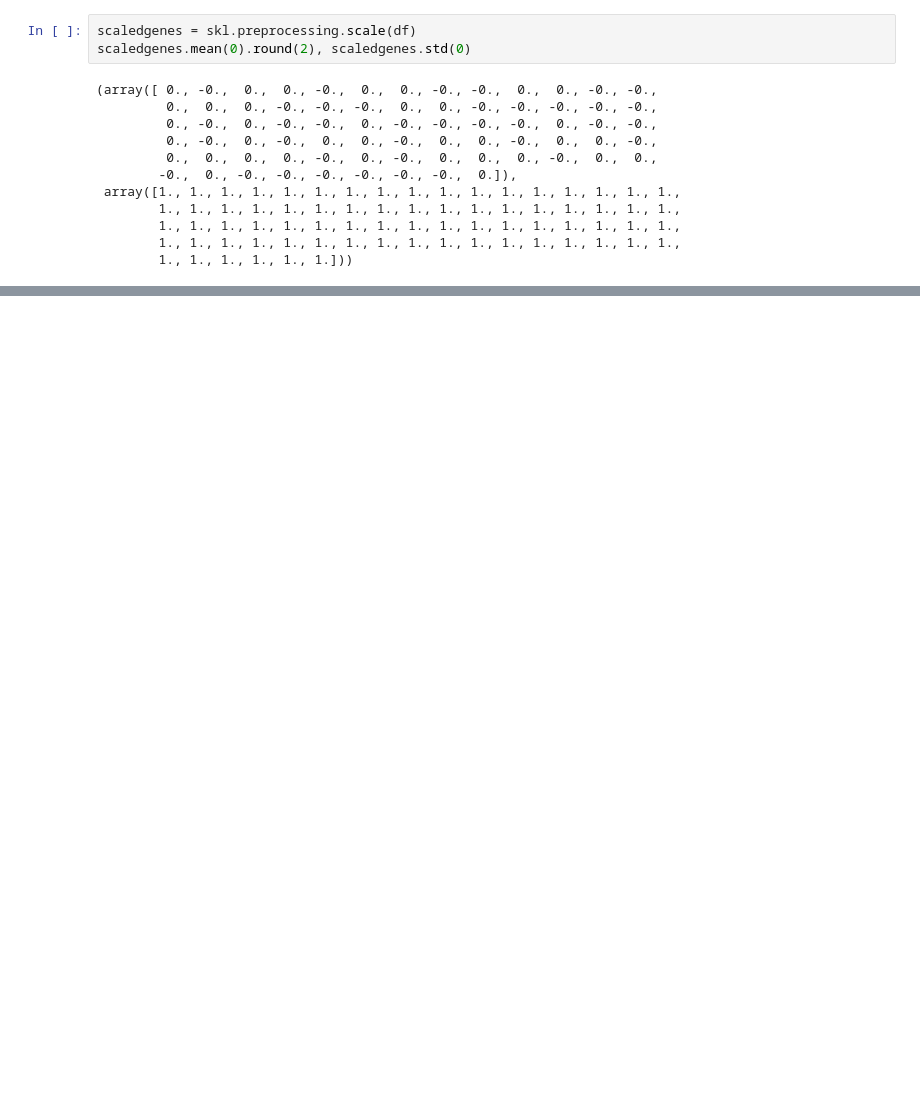
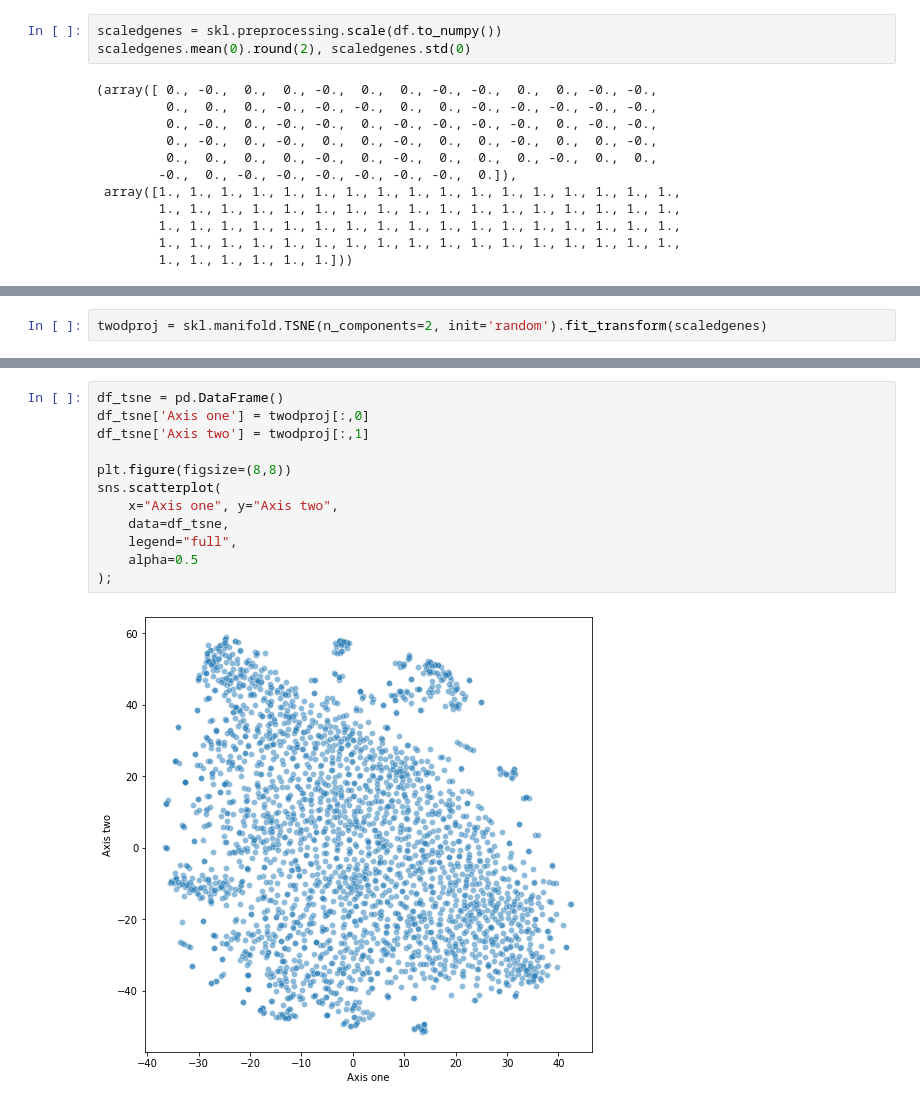
Before and after one commit to skumarudel/DSPS_SKumar, a Jupyter notebook: HW7/ClusteringGenes.ipynb, the cells around one changed output, grey strips where cells are left out. Drawn from its saved outputs; the diff is of its cells as text; blank space fills up the shorter version.

```diff
--- a/HW7/ClusteringGenes.ipynb
+++ b/HW7/ClusteringGenes.ipynb
@@ -77,7 +77,7 @@ df_scale.shape
 # %% [output]
 (2602, 74)
 # %%
-scaledgenes = skl.preprocessing.scale(df)
+scaledgenes = skl.preprocessing.scale(df.to_numpy())
 scaledgenes.mean(0).round(2), scaledgenes.std(0)
 # %% [output]
 (array([ 0., -0.,  0.,  0., -0.,  0.,  0., -0., -0.,  0.,  0., -0., -0.,
@@ -93,0 +101,2 @@ scaledgenes.mean(0).round(2), scaledgenes.std(0)
+# %%
+twodproj = skl.manifold.TSNE(n_components=2, init='random').fit_transform(scaledgenes)
@@ -93,0 +107,14 @@ scaledgenes.mean(0).round(2), scaledgenes.std(0)
+# %%
+df_tsne = pd.DataFrame()
+df_tsne['Axis one'] = twodproj[:,0]
+df_tsne['Axis two'] = twodproj[:,1]
+
+plt.figure(figsize=(8,8))
+sns.scatterplot(
+    x="Axis one", y="Axis two",
+    data=df_tsne,
+    legend="full",
+    alpha=0.5
+);
+# %% [output]
+[figure, added]
```
Also changed, not shown: parts of 2 cells of this notebook.
